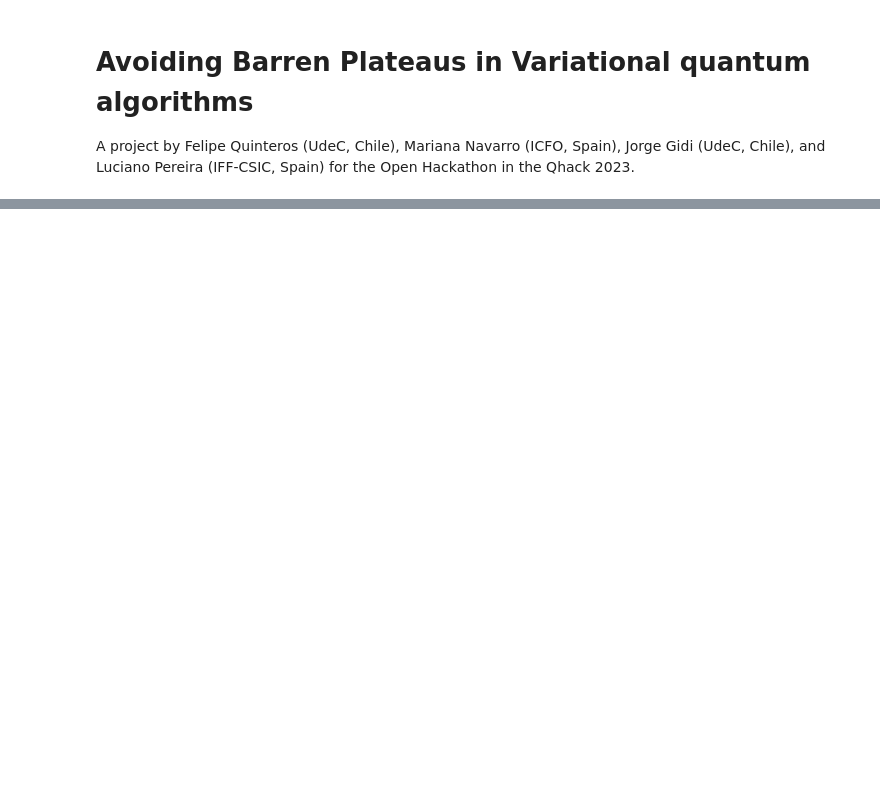
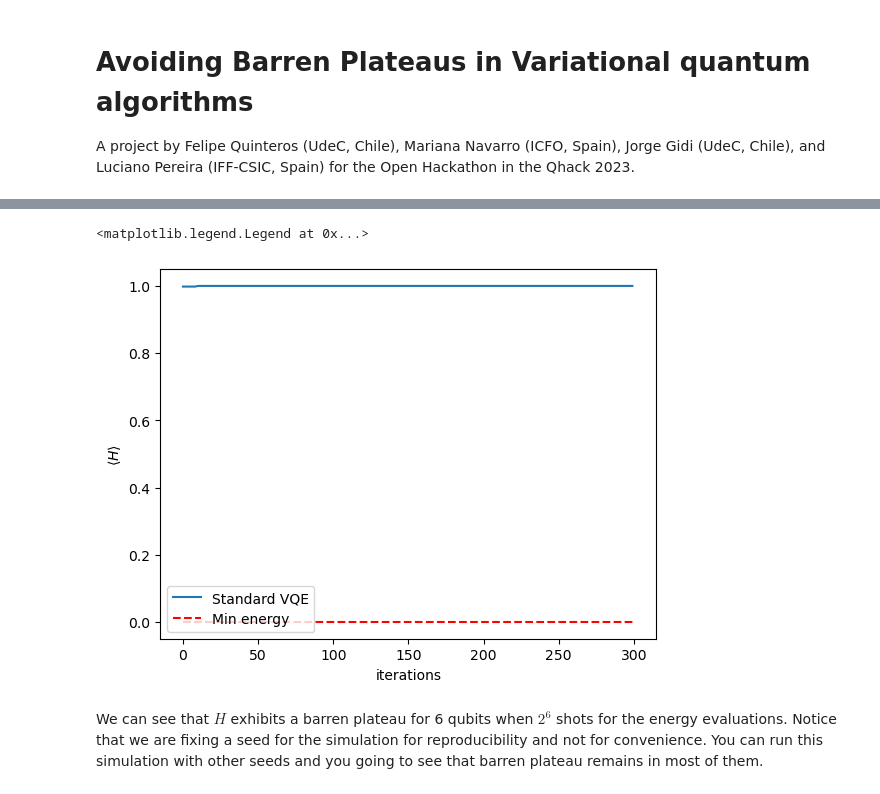
Before and after one commit to jgidi/quantum-barren-plateaus, a Jupyter notebook: notebooks/luciano/Introduction_to_QuBaP.ipynb, the cells around one changed output, grey strips where cells are left out. Drawn from its saved outputs; the diff is of its cells as text; code cells hidden in the pictures; blank space fills up the shorter version.

```diff
--- a/notebooks/luciano/Introduction_to_QuBaP.ipynb
+++ b/notebooks/luciano/Introduction_to_QuBaP.ipynb
@@ -42,0 +76,3 @@ In this project we develop a Qiskit module that include several proposal to redu
+# %%
+exact_min_energy = classical_solver(H).eigenvalue
+exact_min_energy
@@ -42,0 +93,19 @@ In this project we develop a Qiskit module that include several proposal to redu
+# %%
+np.random.seed(102)
+initial_guess = np.random.randn( ansatz.num_parameters )*np.pi
+num_iters     = 300
+backend       = AerSimulator( shots=2**6 )
+# %%
+results_vqe = VQE( H, ansatz, initial_guess, num_iters, backend )
+analitic_results_vqe = [ energy_evaluation( H, ansatz, x, AerSimulator(method='statevector') ) for x in results_vqe['x'] ]
+# %%
+plt.plot( analitic_results_vqe )
+plt.hlines( exact_min_energy, 0, num_iters, 'r', '--')
+plt.xlabel('iterations')
+plt.ylabel(r'$\langle H \rangle$')
+plt.legend(['Standard VQE', 'Min energy'])
+# %% [output]
+<matplotlib.legend.Legend at 0x...>
+[figure, added]
+# %% [markdown]
+We can see that $H$ exhibits a barren plateau for 6 qubits when $2^6$ shots for the energy evaluations. Notice that we are fixing a seed for the simulation for reproducibility and not for convenience. You can run this simulation with other seeds and you going to see that barren plateau remains in most of them.
```
Also changed, not shown: parts of 43 cells of this notebook, 13 other files.
